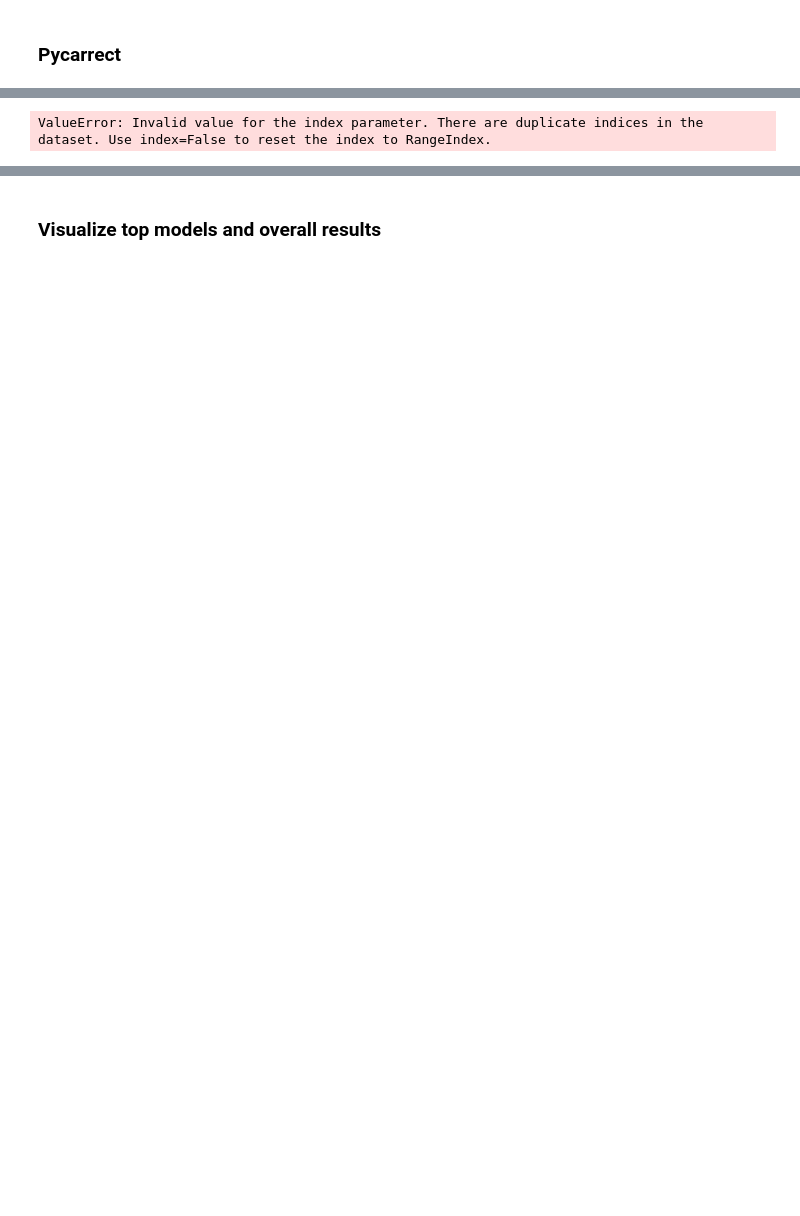
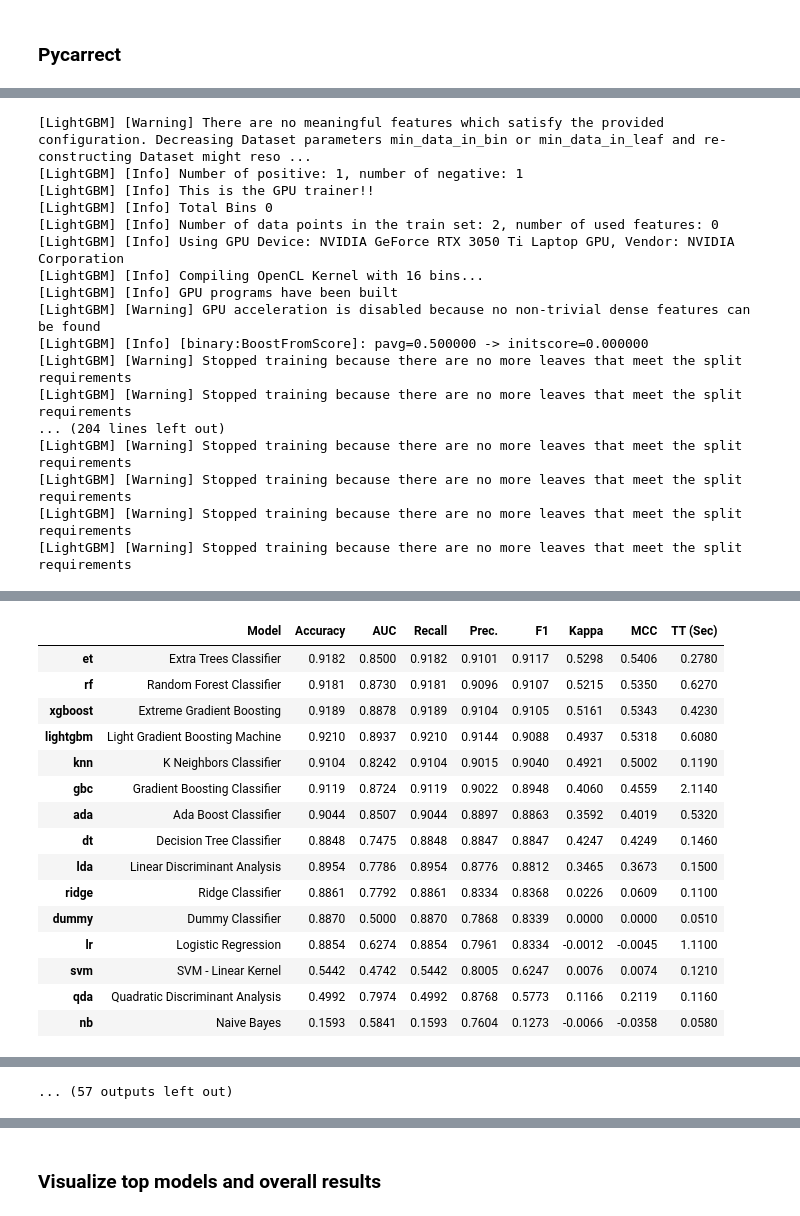
Before and after one commit to poli-cz/Domain-Ensemble-pipeline, a Jupyter notebook: src/comparison_pycarret.ipynb, the cells around one changed output, grey strips where cells are left out. Cells and saved outputs as stored; diff of their text form; code cells hidden in the pictures; blank space fills up the shorter version.

```diff
--- a/src/comparison_pycarret.ipynb
+++ b/src/comparison_pycarret.ipynb
@@ -268,8 +231,8 @@ Subset 'dns_+rdap_+tls_+geo_+ip_+html_+lex__agg' contains 265 features and 5870
 from pycaret.classification import *
 import pandas as pd
 
-# Dictionary to store best models and results grids for each feature subset
-best_models = {}
+# Dictionary to store the top 3 models and results grids for each feature subset
+top3_models = {}
 results_grids = {}
 
 # Iterate through each subset and train models
@@ -277,19 +240,22 @@ for prefix, subset_df in subset_dfs.items():
     print(f"\n🔍 Running model comparison for '{prefix}' features...")
 
     # PyCaret Setup
-    clf = setup(subset_df, target='label', session_id=54, log_experiment=False, experiment_name=f'exp_{prefix}', index=False, use_gpu=True, train_size=0.8)
+    clf = setup(subset_df, target='label', session_id=54, log_experiment=False, experiment_name=f'exp_{prefix}', use_gpu=True, train_size=0.8, index=False)
 
-    # Compare models and capture the best model
-    best_model = compare_models(sort='F1', n_select=1)
+    # Compare models and capture the top 3 models
+    top_models = compare_models(sort='F1', n_select=3)
 
-    # Store the best model
-    best_models[prefix] = best_model
+    # Store the top 3 models
+    top3_models[prefix] = top_models
 
     # Pulling the last model score grid from PyCaret after model comparison
     results_grid = pull()
     results_grids[prefix] = results_grid
 
-    print(f"✅ Best model for '{prefix}' features: {best_model}")
+    # Print information about the top 3 models for the subset
+    print(f"✅ Top 3 models for '{prefix}' features:")
+    for model in top_models:
+        print(model)
 
 # Compile all results into a single DataFrame for comparison
 all_results = pd.DataFrame()
@@ -308 +307,17 @@ display(all_results)
-ValueError: Invalid value for the index parameter. There are duplicate indices in the dataset. Use index=False to reset the index to RangeIndex.
+[LightGBM] [Warning] There are no meaningful features which satisfy the provided configuration. Decreasing Dataset parameters min_data_in_bin or min_data_in_leaf and re-constructing Dataset might reso ...
+[LightGBM] [Info] Number of positive: 1, number of negative: 1
+[LightGBM] [Info] This is the GPU trainer!!
+[LightGBM] [Info] Total Bins 0
+[LightGBM] [Info] Number of data points in the train set: 2, number of used features: 0
+[LightGBM] [Info] Using GPU Device: NVIDIA GeForce RTX 3050 Ti Laptop GPU, Vendor: NVIDIA Corporation
+[LightGBM] [Info] Compiling OpenCL Kernel with 16 bins...
+[LightGBM] [Info] GPU programs have been built
+[LightGBM] [Warning] GPU acceleration is disabled because no non-trivial dense features can be found
+[LightGBM] [Info] [binary:BoostFromScore]: pavg=0.500000 -> initscore=0.000000
+[LightGBM] [Warning] Stopped training because there are no more leaves that meet the split requirements
+[LightGBM] [Warning] Stopped training because there are no more leaves that meet the split requirements
+... (204 lines left out)
+[LightGBM] [Warning] Stopped training because there are no more leaves that meet the split requirements
+[LightGBM] [Warning] Stopped training because there are no more leaves that meet the split requirements
+[LightGBM] [Warning] Stopped training because there are no more leaves that meet the split requirements
+[LightGBM] [Warning] Stopped training because there are no more leaves that meet the split requirements
@@ -308,0 +325,16 @@ ValueError: Invalid value for the index parameter. There are duplicate indices i
+|  | Model | Accuracy | AUC | Recall | Prec. | F1 | Kappa | MCC | TT (Sec) |
+| et | Extra Trees Classifier | 0.9182 | 0.8500 | 0.9182 | 0.9101 | 0.9117 | 0.5298 | 0.5406 | 0.2780 |
+| rf | Random Forest Classifier | 0.9181 | 0.8730 | 0.9181 | 0.9096 | 0.9107 | 0.5215 | 0.5350 | 0.6270 |
+| xgboost | Extreme Gradient Boosting | 0.9189 | 0.8878 | 0.9189 | 0.9104 | 0.9105 | 0.5161 | 0.5343 | 0.4230 |
+| lightgbm | Light Gradient Boosting Machine | 0.9210 | 0.8937 | 0.9210 | 0.9144 | 0.9088 | 0.4937 | 0.5318 | 0.6080 |
+| knn | K Neighbors Classifier | 0.9104 | 0.8242 | 0.9104 | 0.9015 | 0.9040 | 0.4921 | 0.5002 | 0.1190 |
+| gbc | Gradient Boosting Classifier | 0.9119 | 0.8724 | 0.9119 | 0.9022 | 0.8948 | 0.4060 | 0.4559 | 2.1140 |
+| ada | Ada Boost Classifier | 0.9044 | 0.8507 | 0.9044 | 0.8897 | 0.8863 | 0.3592 | 0.4019 | 0.5320 |
+| dt | Decision Tree Classifier | 0.8848 | 0.7475 | 0.8848 | 0.8847 | 0.8847 | 0.4247 | 0.4249 | 0.1460 |
+| lda | Linear Discriminant Analysis | 0.8954 | 0.7786 | 0.8954 | 0.8776 | 0.8812 | 0.3465 | 0.3673 | 0.1500 |
+| ridge | Ridge Classifier | 0.8861 | 0.7792 | 0.8861 | 0.8334 | 0.8368 | 0.0226 | 0.0609 | 0.1100 |
+| dummy | Dummy Classifier | 0.8870 | 0.5000 | 0.8870 | 0.7868 | 0.8339 | 0.0000 | 0.0000 | 0.0510 |
+| lr | Logistic Regression | 0.8854 | 0.6274 | 0.8854 | 0.7961 | 0.8334 | -0.0012 | -0.0045 | 1.1100 |
+| svm | SVM - Linear Kernel | 0.5442 | 0.4742 | 0.5442 | 0.8005 | 0.6247 | 0.0076 | 0.0074 | 0.1210 |
+| qda | Quadratic Discriminant Analysis | 0.4992 | 0.7974 | 0.4992 | 0.8768 | 0.5773 | 0.1166 | 0.2119 | 0.1160 |
+| nb | Naive Bayes | 0.1593 | 0.5841 | 0.1593 | 0.7604 | 0.1273 | -0.0066 | -0.0358 | 0.0580 |
@@ -308,0 +411 @@ ValueError: Invalid value for the index parameter. There are duplicate indices i
+... (57 outputs left out)
```
Also changed, not shown: parts of 22 cells of this notebook, 11 other files.
